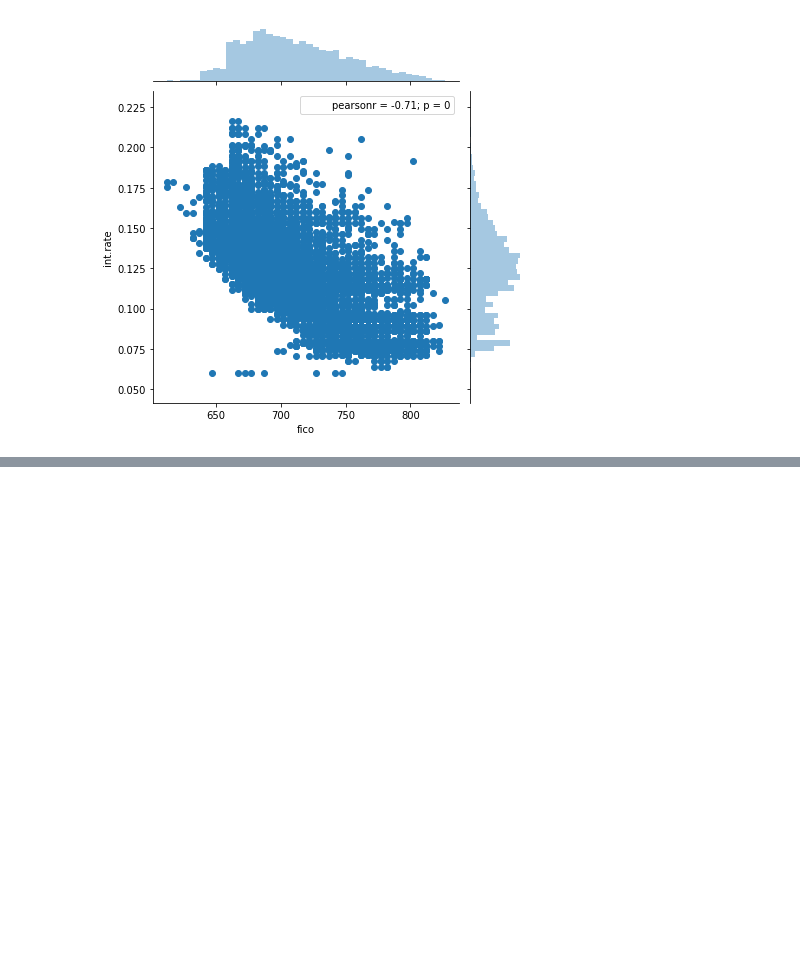
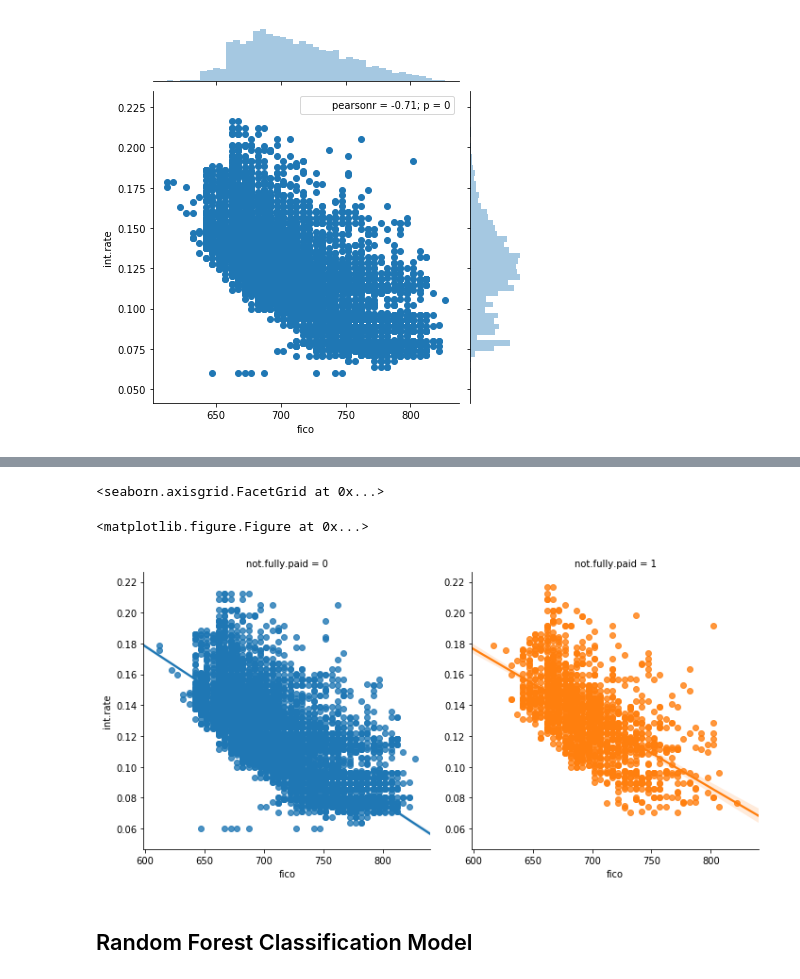
Before and after one commit to JonPara/Decision_Trees_Project, a Jupyter notebook: Random Forests Project.ipynb, the cells around one changed output, grey strips where cells are left out. Drawn from its saved outputs; the diff is of its cells as text; code cells hidden in the pictures; blank space fills up the shorter version.

```diff
--- a/Random Forests Project.ipynb
+++ b/Random Forests Project.ipynb
@@ -87,0 +94,9 @@ loans_joint
+# %%
+plt.figure(figsize = (12,5))
+sns.lmplot(x="fico", y="int.rate", col="not.fully.paid", data= loans, hue = "not.fully.paid")
+# %% [output]
+<seaborn.axisgrid.FacetGrid at 0x...>
+<matplotlib.figure.Figure at 0x...>
+[figure, added]
+# %% [markdown]
+## Random Forest Classification Model
```
Also changed, not shown: parts of 17 cells of this notebook.
